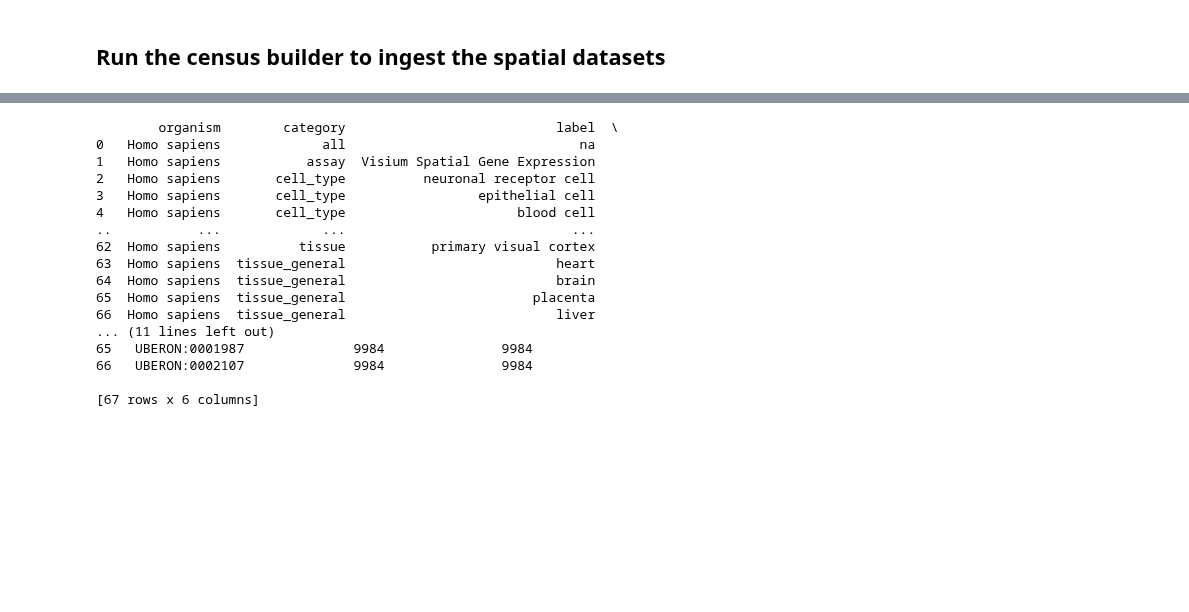
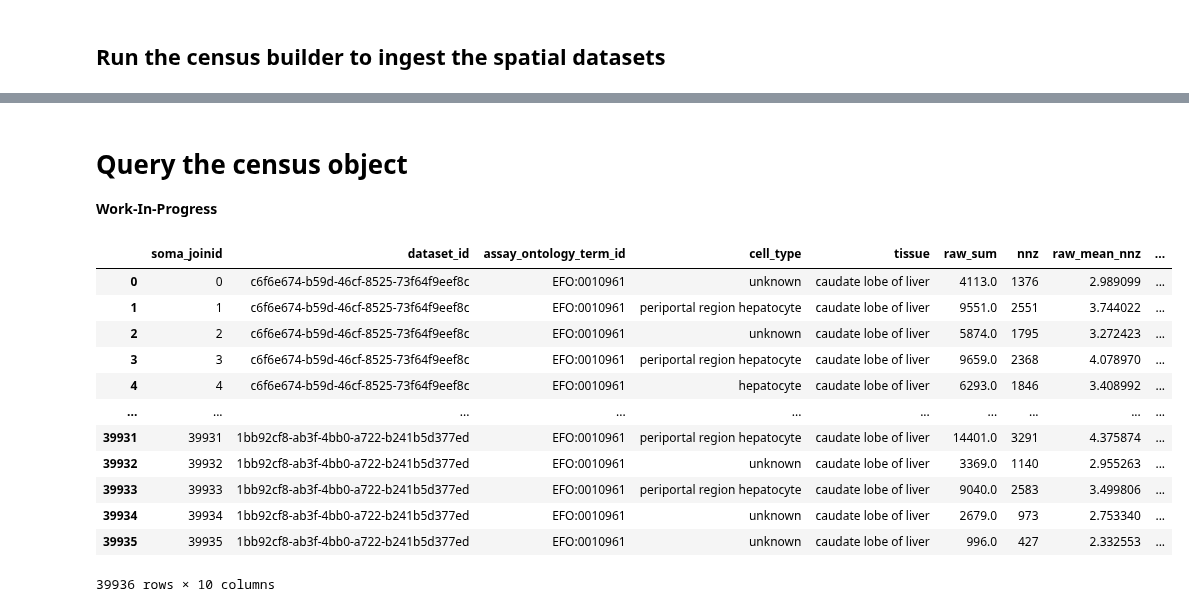
Before and after one commit to chanzuckerberg/cellxgene-census, a Jupyter notebook: tools/cellxgene_census_builder/spatial_dev_tools/census_spatial_dataset_ingest.ipynb, the cells around one changed output, grey strips where cells are left out. Saved outputs shown, nothing was run; the diff lists cells and outputs as text; code cells hidden in the pictures; blank space fills up the shorter version.

Commit message:
Add census_data and census_spatial collections

```diff
--- a/tools/cellxgene_census_builder/spatial_dev_tools/census_spatial_dataset_ingest.ipynb
+++ b/tools/cellxgene_census_builder/spatial_dev_tools/census_spatial_dataset_ingest.ipynb
@@ -73,0 +78,3 @@ NOTE: Currently the demo shows summary cell counts but the demo will show case s
+# %%
+soma_root_collection_uri = f"{census_builder_working_dir}/{census_build_tag}/soma"
+soma_root_collection_uri
@@ -74,25 +104,36 @@ NOTE: Currently the demo shows summary cell counts but the demo will show case s
+# %% [markdown]
+# Query the census object
+**Work-In-Progress**
 # %%
 import cellxgene_census
+
+census = cellxgene_census.open_soma(uri=soma_root_collection_uri)
 # %%
-with cellxgene_census.open_soma(uri=f"{census_builder_working_dir}/{census_build_tag}/soma") as census:
-    census_summary_cell_counts = census["census_info"]["summary_cell_counts"].read().concat().to_pandas()
-    census_summary_cell_counts = census_summary_cell_counts.drop(columns=["soma_joinid"])
-    print(census_summary_cell_counts)
+obs_columns = [
+    "soma_joinid",
+    "dataset_id",
+    "assay_ontology_term_id",
+    "cell_type",
+    "tissue",
+    "raw_sum",
+    "nnz",
+    "raw_mean_nnz",
+    "raw_variance_nnz",
+    "n_measured_vars",
+]
+obs_df = census["census_spatial"]["homo_sapiens"].obs.read(column_names=obs_columns).concat().to_pandas()
+obs_df
 # %% [output]
+|  | soma_joinid | dataset_id | assay_ontology_term_id | cell_type | tissue | raw_sum | nnz | raw_mean_nnz | ... |
+| 0 | 0 | c6f6e674-b59d-46cf-8525-73f64f9eef8c | EFO:0010961 | unknown | caudate lobe of liver | 4113.0 | 1376 | 2.989099 | ... |
+| 1 | 1 | c6f6e674-b59d-46cf-8525-73f64f9eef8c | EFO:0010961 | periportal region hepatocyte | caudate lobe of liver | 9551.0 | 2551 | 3.744022 | ... |
+| 2 | 2 | c6f6e674-b59d-46cf-8525-73f64f9eef8c | EFO:0010961 | unknown | caudate lobe of liver | 5874.0 | 1795 | 3.272423 | ... |
+| 3 | 3 | c6f6e674-b59d-46cf-8525-73f64f9eef8c | EFO:0010961 | periportal region hepatocyte | caudate lobe of liver | 9659.0 | 2368 | 4.078970 | ... |
+| 4 | 4 | c6f6e674-b59d-46cf-8525-73f64f9eef8c | EFO:0010961 | hepatocyte | caudate lobe of liver | 6293.0 | 1846 | 3.408992 | ... |
+| ... | ... | ... | ... | ... | ... | ... | ... | ... | ... |
+| 39931 | 39931 | 1bb92cf8-ab3f-4bb0-a722-b241b5d377ed | EFO:0010961 | periportal region hepatocyte | caudate lobe of liver | 14401.0 | 3291 | 4.375874 | ... |
+| 39932 | 39932 | 1bb92cf8-ab3f-4bb0-a722-b241b5d377ed | EFO:0010961 | unknown | caudate lobe of liver | 3369.0 | 1140 | 2.955263 | ... |
+| 39933 | 39933 | 1bb92cf8-ab3f-4bb0-a722-b241b5d377ed | EFO:0010961 | periportal region hepatocyte | caudate lobe of liver | 9040.0 | 2583 | 3.499806 | ... |
+| 39934 | 39934 | 1bb92cf8-ab3f-4bb0-a722-b241b5d377ed | EFO:0010961 | unknown | caudate lobe of liver | 2679.0 | 973 | 2.753340 | ... |
+| 39935 | 39935 | 1bb92cf8-ab3f-4bb0-a722-b241b5d377ed | EFO:0010961 | unknown | caudate lobe of liver | 996.0 | 427 | 2.332553 | ... |
-        organism        category                           label  \
-0   Homo sapiens             all                              na
-1   Homo sapiens           assay  Visium Spatial Gene Expression
-2   Homo sapiens       cell_type          neuronal receptor cell
-3   Homo sapiens       cell_type                 epithelial cell
-4   Homo sapiens       cell_type                      blood cell
-..           ...             ...                             ...
-62  Homo sapiens          tissue           primary visual cortex
-63  Homo sapiens  tissue_general                           heart
-64  Homo sapiens  tissue_general                           brain
-65  Homo sapiens  tissue_general                        placenta
-66  Homo sapiens  tissue_general                           liver
-... (11 lines left out)
-65   UBERON:0001987              9984               9984
-66   UBERON:0002107              9984               9984
-
-[67 rows x 6 columns]
+39936 rows × 10 columns
```
Also changed, not shown: parts of 10 cells of this notebook, 5 other files.
